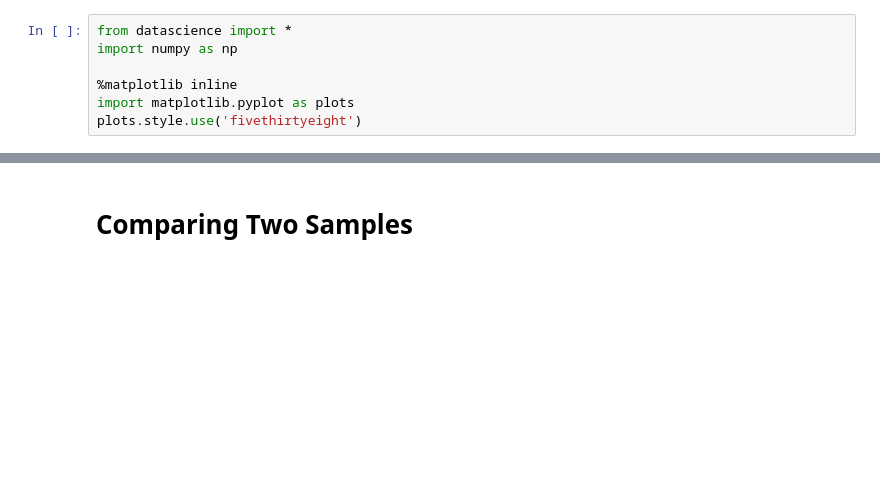
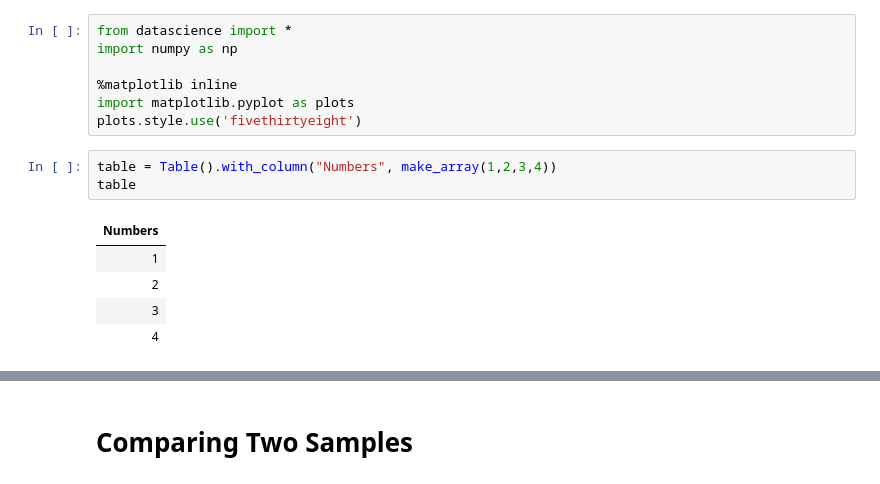
Before and after one commit to AUP-CS2065/lecture, a Jupyter notebook: lec08.ipynb, the cells around one changed output, grey strips where cells are left out. Cells and saved outputs as stored; diff of their text form; blank space fills up the shorter version.

```diff
--- a/lec08.ipynb
+++ b/lec08.ipynb
@@ -5,3 +5,12 @@ import numpy as np
 %matplotlib inline
 import matplotlib.pyplot as plots
 plots.style.use('fivethirtyeight')
+# %%
+table = Table().with_column("Numbers", make_array(1,2,3,4))
+table
+# %% [output]
+| Numbers |
+| 1 |
+| 2 |
+| 3 |
+| 4 |
```
Also changed, not shown: parts of 60 cells of this notebook, 1 other file.
